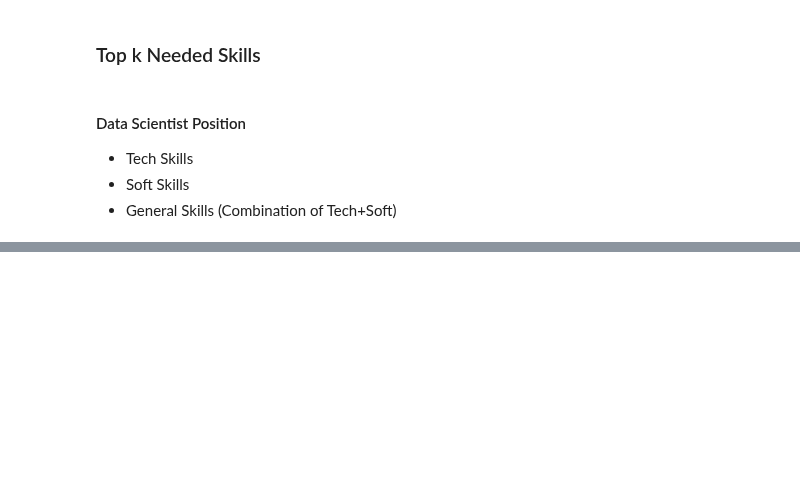
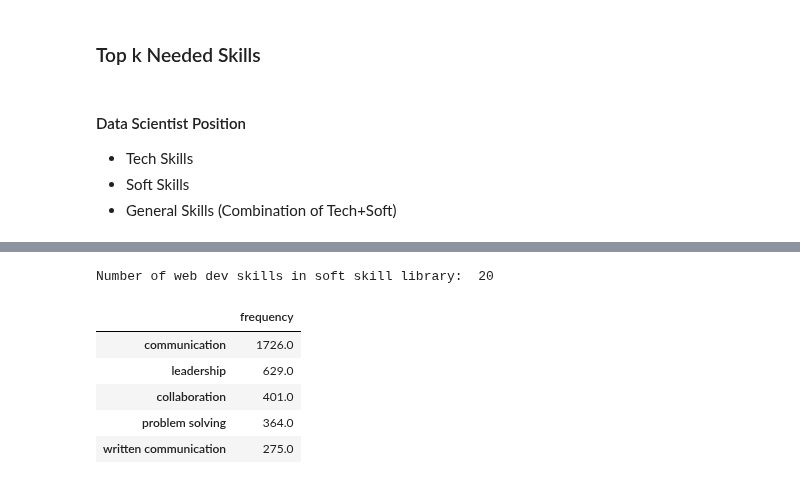
Before and after one commit to Blue-Owl-Data/Job-Search-Dashboard, a Jupyter notebook: MVP.ipynb, the cells around one changed output, grey strips where cells are left out. Saved outputs shown, nothing was run; the diff lists cells and outputs as text; code cells hidden in the pictures; blank space fills up the shorter version.

```diff
--- a/MVP.ipynb
+++ b/MVP.ipynb
@@ -323,0 +349,22 @@ Number of skills in general skills library:  90
+# %%
+# Create a soft library
+wd_soft_library = ['critical thinking','communication','problem solving','teamwork','ethics','business acumen',
+                'interpersonal skills','curiosity','storytelling','adaptability','team player','collaboration',
+                'time management','leadership','domain knowledge','creativity','decision making',
+                'verbal communication','written communication','teamwork']
+# %%
+# Print the number of skills in the library
+print("Number of web dev skills in soft skill library: ", len(wd_soft_library))
+
+# Print the top 5 needed soft skills
+
+wd_top_tech = MVP_explore.top_skills(df_wd, 5, wd_soft_library)
+wd_top_tech
+# %% [output]
+Number of web dev skills in soft skill library:  20
+|  | frequency |
+| communication | 1726.0 |
+| leadership | 629.0 |
+| collaboration | 401.0 |
+| problem solving | 364.0 |
+| written communication | 275.0 |
```
Also changed, not shown: parts of 13 cells of this notebook.
